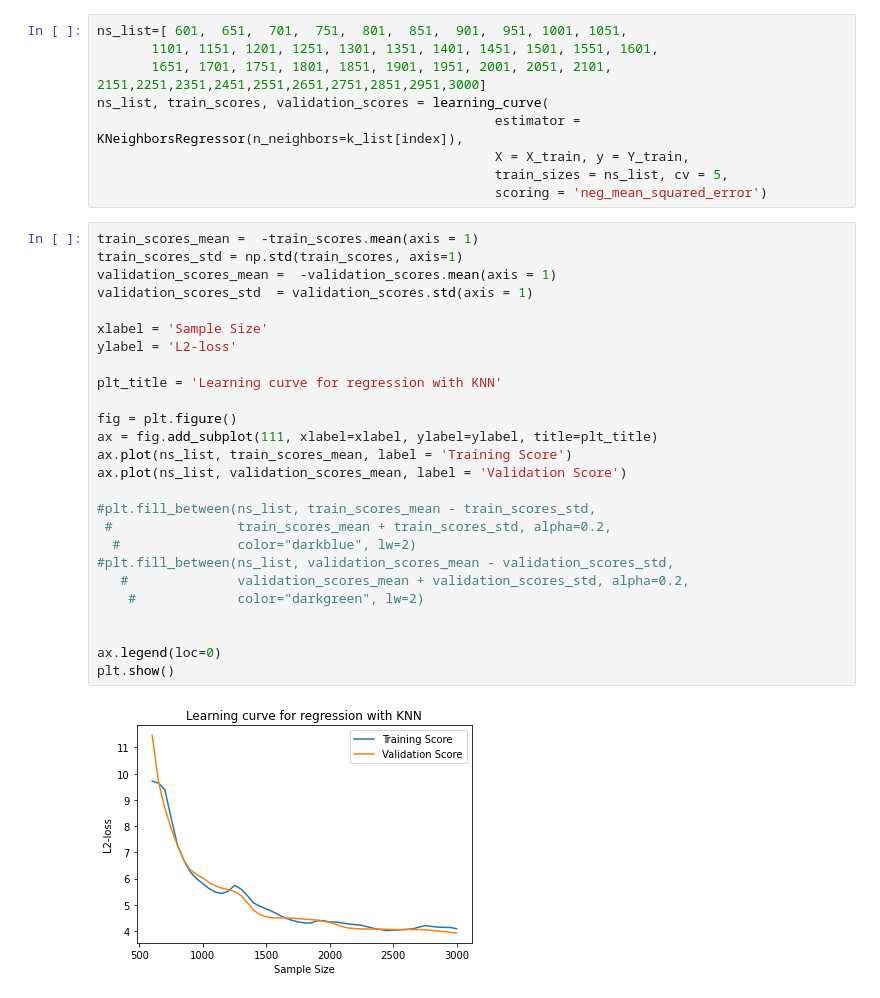
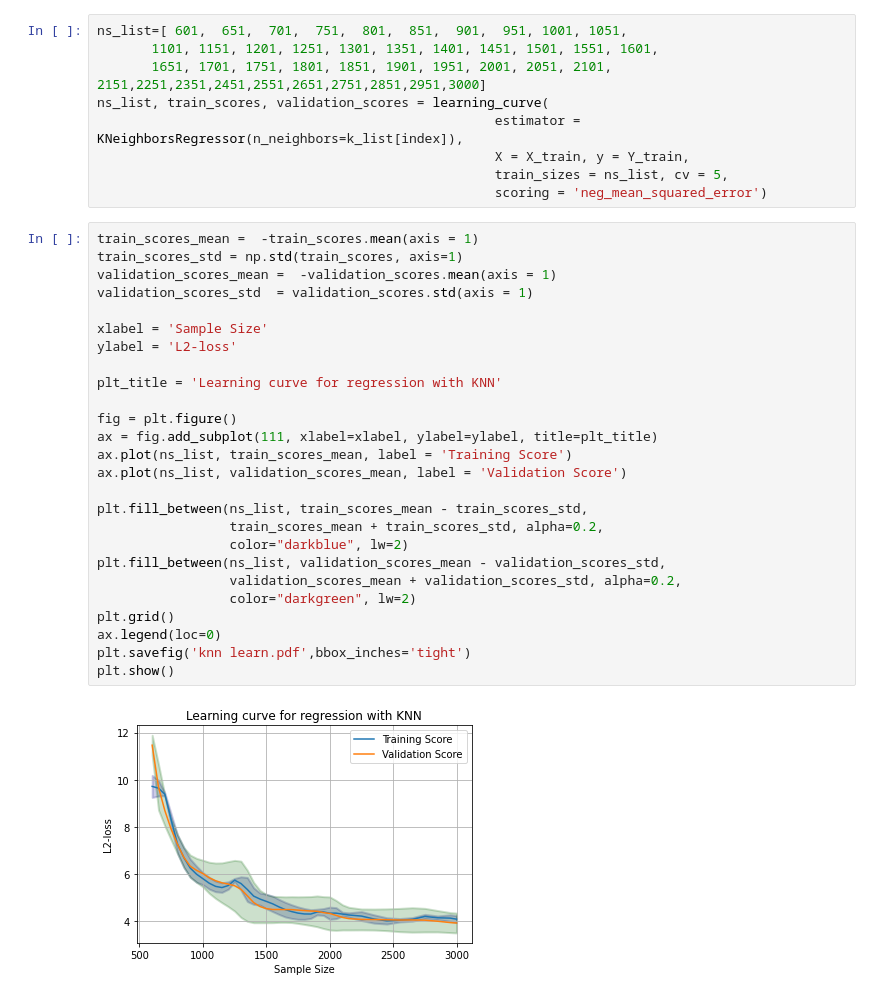
Before and after one commit to Ali-Setareh/Machine-learning-in-physics-Project, a Jupyter notebook: Phase 2- Classical Models/Phase 2.ipynb, the cells around one changed output. Cells and saved outputs as stored; diff of their text form.

```diff
--- a/Phase 2- Classical Models/Phase 2.ipynb
+++ b/Phase 2- Classical Models/Phase 2.ipynb
@@ -176,28 +198,28 @@ ns_list, train_scores, validation_scores = learning_curve(
 # %%
 train_scores_mean =  -train_scores.mean(axis = 1)
 train_scores_std = np.std(train_scores, axis=1)
 validation_scores_mean =  -validation_scores.mean(axis = 1)
 validation_scores_std  = validation_scores.std(axis = 1)
 
 xlabel = 'Sample Size'
 ylabel = 'L2-loss'
 
 plt_title = 'Learning curve for regression with KNN'
 
 fig = plt.figure()
 ax = fig.add_subplot(111, xlabel=xlabel, ylabel=ylabel, title=plt_title)
 ax.plot(ns_list, train_scores_mean, label = 'Training Score')
 ax.plot(ns_list, validation_scores_mean, label = 'Validation Score')
 
-#plt.fill_between(ns_list, train_scores_mean - train_scores_std,
- #                train_scores_mean + train_scores_std, alpha=0.2,
-  #               color="darkblue", lw=2)
-#plt.fill_between(ns_list, validation_scores_mean - validation_scores_std,
-   #              validation_scores_mean + validation_scores_std, alpha=0.2,
-    #             color="darkgreen", lw=2)
-
-
+plt.fill_between(ns_list, train_scores_mean - train_scores_std,
+                 train_scores_mean + train_scores_std, alpha=0.2,
+                 color="darkblue", lw=2)
+plt.fill_between(ns_list, validation_scores_mean - validation_scores_std,
+                 validation_scores_mean + validation_scores_std, alpha=0.2,
+                 color="darkgreen", lw=2)
+plt.grid()
 ax.legend(loc=0)
+plt.savefig('knn learn.pdf',bbox_inches='tight')
 plt.show()
 # %% [output]
-[figure, old version]
+[figure, new version]
```
Also changed, not shown: parts of 21 cells of this notebook, 4 other files.
